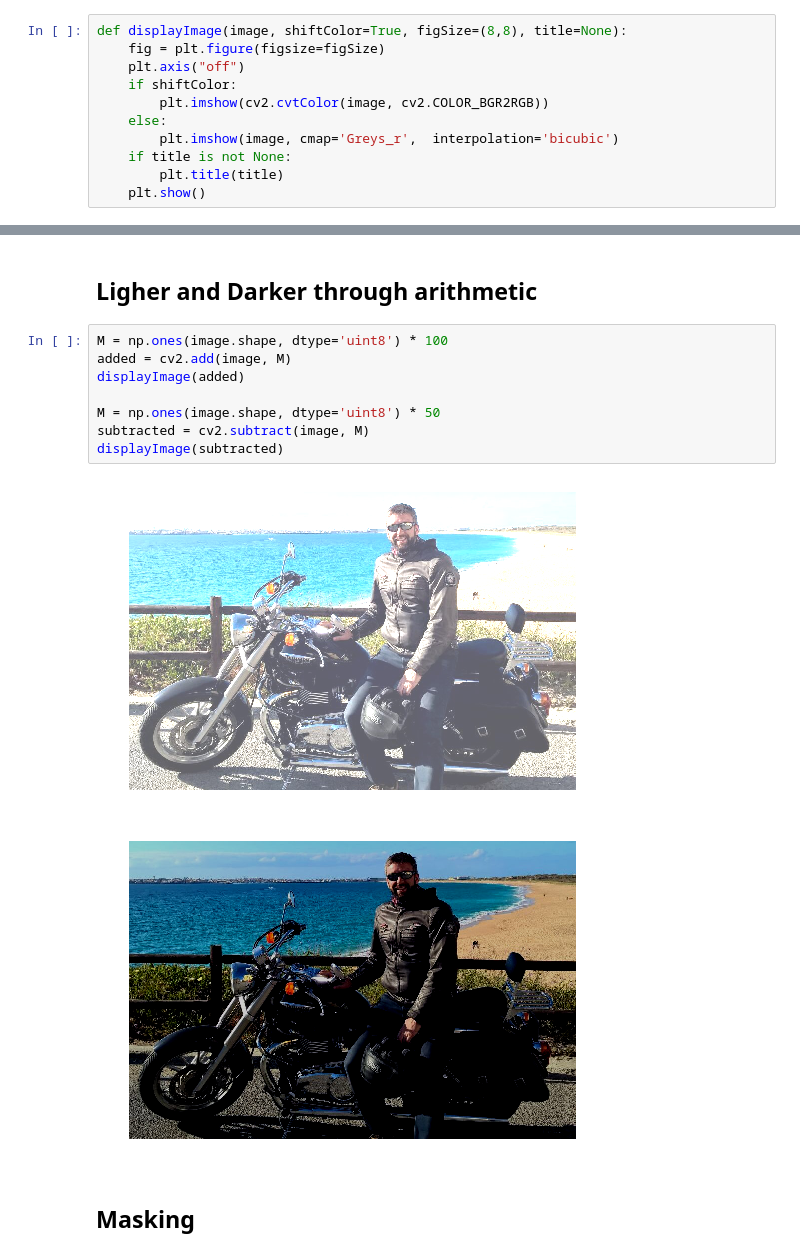
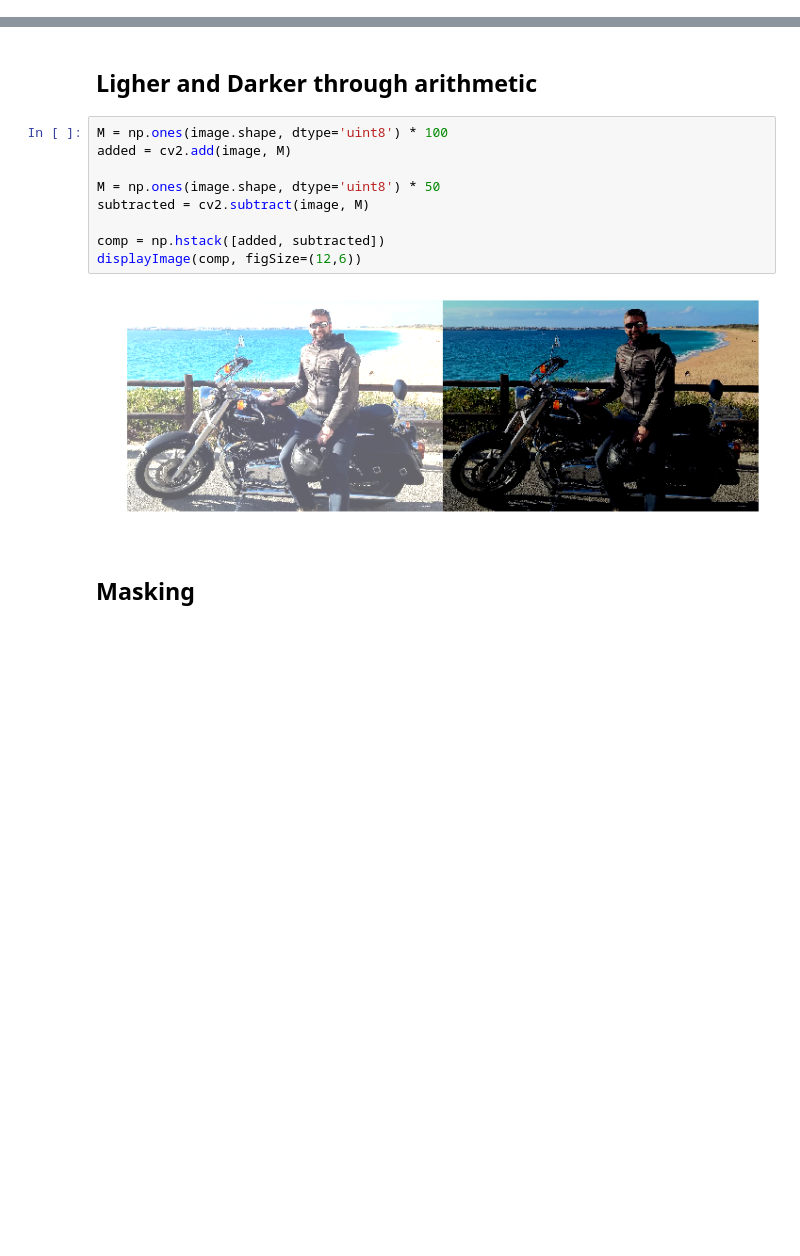
Before and after one commit to QuickNS/nunos.ml, a Jupyter notebook: OpenCV Tutorial/2 - Basic Transformations.ipynb, the cells around one changed output, grey strips where cells are left out. Saved outputs shown, nothing was run; the diff lists cells and outputs as text; blank space fills up the shorter version.

```diff
--- a/OpenCV Tutorial/2 - Basic Transformations.ipynb
+++ b/OpenCV Tutorial/2 - Basic Transformations.ipynb
@@ -5,16 +5,5 @@ import imutils
 import numpy as np
 %matplotlib inline
-# %%
-def displayImage(image, shiftColor=True, figSize=(8,8), title=None):
-    fig = plt.figure(figsize=figSize)
-    plt.axis("off")
-    if shiftColor:
-        plt.imshow(cv2.cvtColor(image, cv2.COLOR_BGR2RGB))
-    else:
-        plt.imshow(image, cmap='Greys_r',  interpolation='bicubic')
-    if title is not None:
-        plt.title(title)
-    plt.show()
 # %%
 #load and display image
 image = cv2.imread('images/photo.jpg')
@@ -73,14 +60,14 @@ displayImage(cropped, figSize=(2,2))
 # %%
 M = np.ones(image.shape, dtype='uint8') * 100
 added = cv2.add(image, M)
-displayImage(added)
 
 M = np.ones(image.shape, dtype='uint8') * 50
 subtracted = cv2.subtract(image, M)
-displayImage(subtracted)
+
+comp = np.hstack([added, subtracted])
+displayImage(comp, figSize=(12,6))
 # %% [output]
-[figure, old version]
+[figure, new version]
-[figure, removed]
 # %% [markdown]
 ## Masking
 # %%
```
Also changed, not shown: parts of 7 cells of this notebook, 18 other files.
